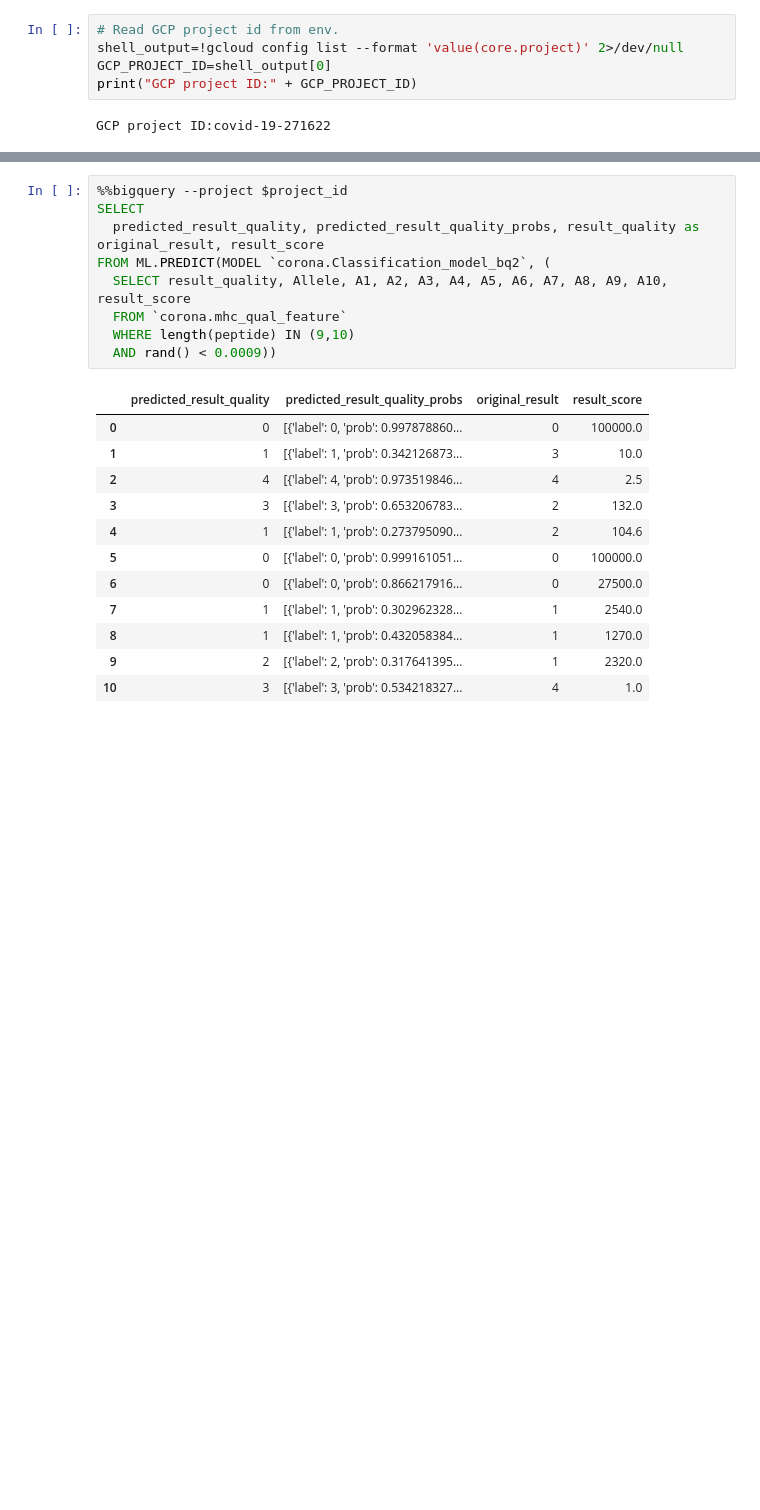
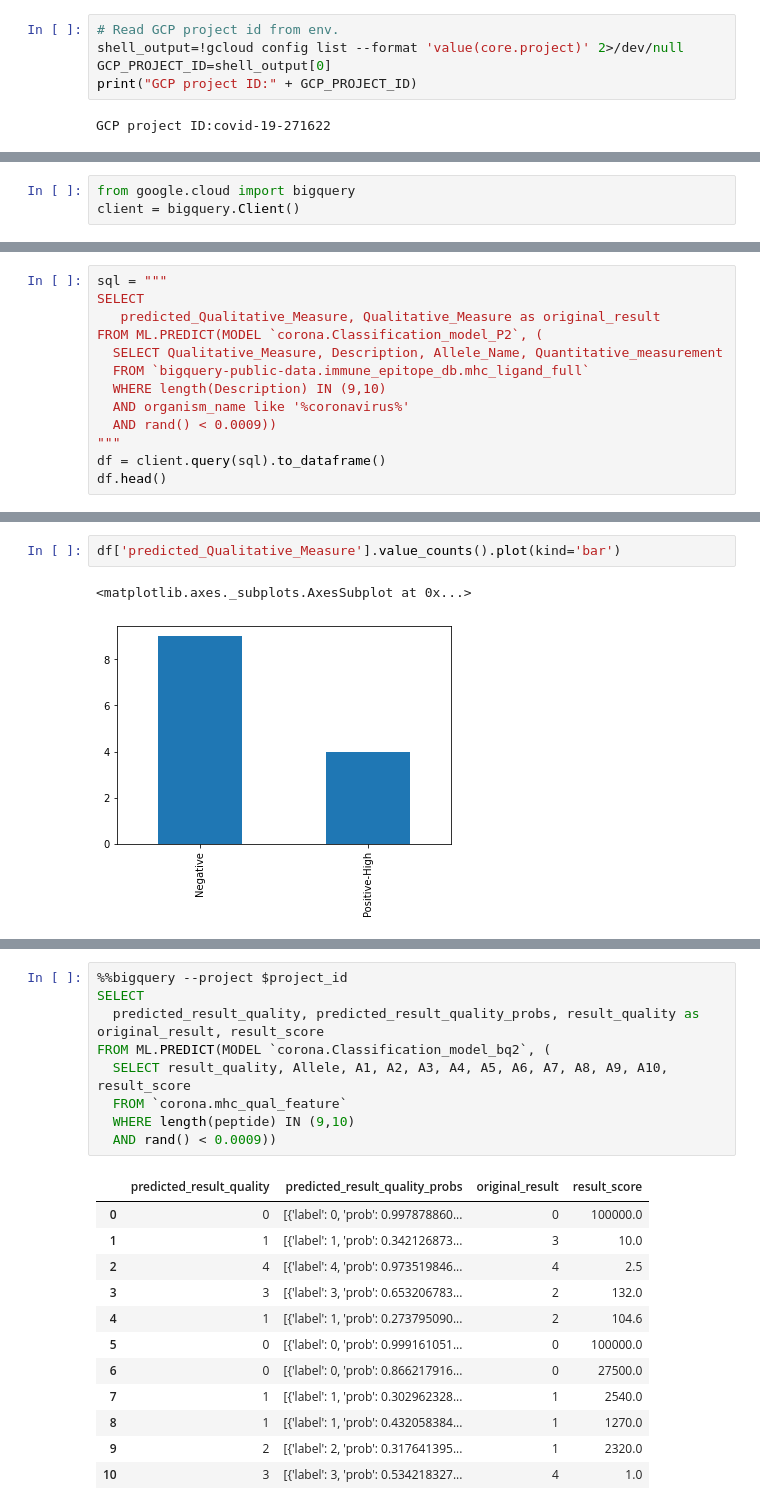
Before and after one commit to testpilot0/covid, a Jupyter notebook: Peptide_Prediction_BigQuery_Demo_Mutation.ipynb, the cells around one changed output, grey strips where cells are left out. Drawn from its saved outputs; the diff is of its cells as text; blank space fills up the shorter version.

```diff
--- a/Peptide_Prediction_BigQuery_Demo_Mutation.ipynb
+++ b/Peptide_Prediction_BigQuery_Demo_Mutation.ipynb
@@ -601,0 +607,3 @@ FROM ML.PREDICT(MODEL `corona.Classification_model_P2`, (
+# %%
+from google.cloud import bigquery
+client = bigquery.Client()
@@ -601,0 +630,13 @@ FROM ML.PREDICT(MODEL `corona.Classification_model_P2`, (
+# %%
+sql = """
+SELECT
+   predicted_Qualitative_Measure, Qualitative_Measure as original_result
+FROM ML.PREDICT(MODEL `corona.Classification_model_P2`, (
+  SELECT Qualitative_Measure, Description, Allele_Name, Quantitative_measurement
+  FROM `bigquery-public-data.immune_epitope_db.mhc_ligand_full`
+  WHERE length(Description) IN (9,10)
+  AND organism_name like '%coronavirus%'
+  AND rand() < 0.0009))
+"""
+df = client.query(sql).to_dataframe()
+df.head()
@@ -601,0 +650,5 @@ FROM ML.PREDICT(MODEL `corona.Classification_model_P2`, (
+# %%
+df['predicted_Qualitative_Measure'].value_counts().plot(kind='bar')
+# %% [output]
+<matplotlib.axes._subplots.AxesSubplot at 0x...>
+[figure, added]
```
Also changed, not shown: parts of 7 cells of this notebook.
